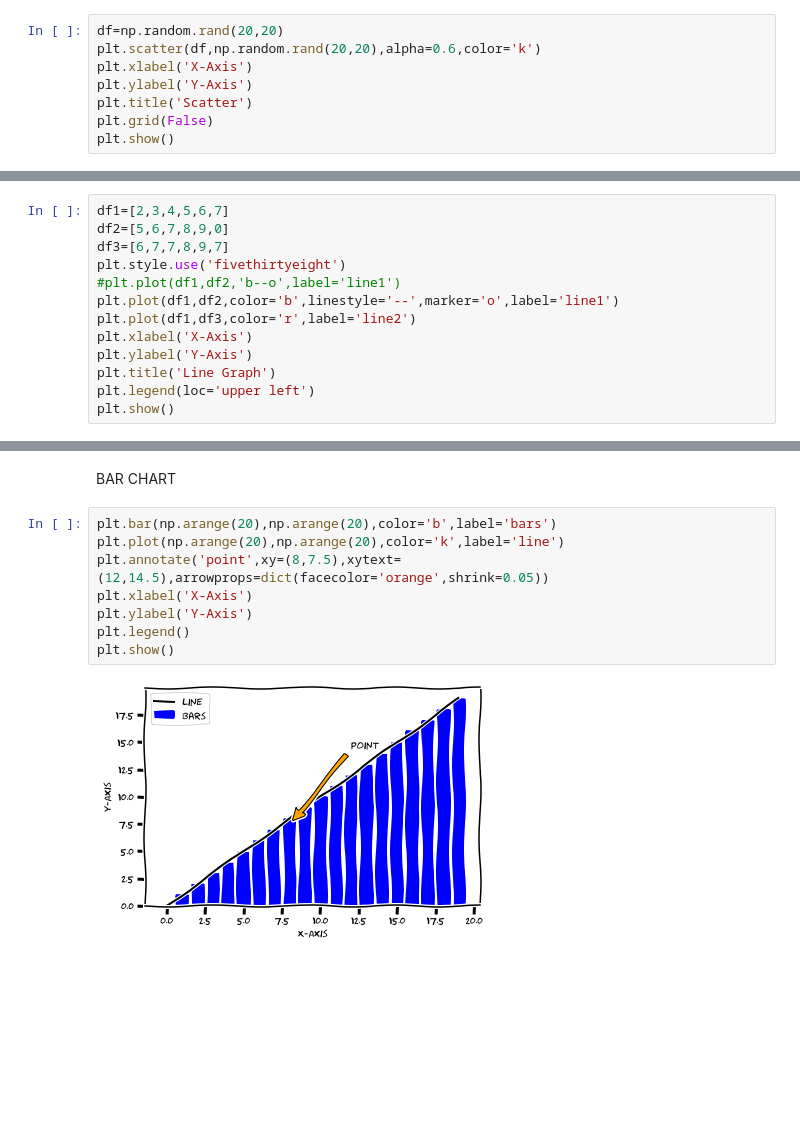
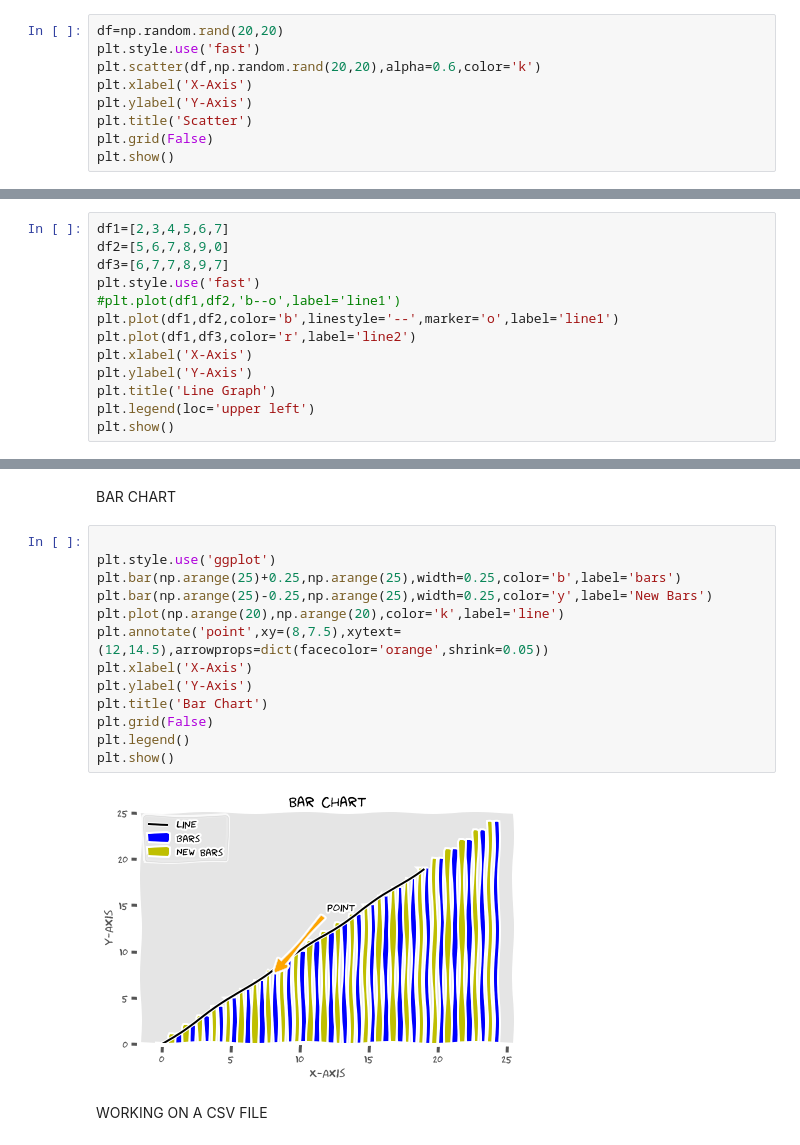
Before and after one commit to DataCrusade1999/Python, a Jupyter notebook: Matplotlib(Colab).ipynb, the cells around one changed output, grey strips where cells are left out. Saved outputs shown, nothing was run; the diff lists cells and outputs as text; blank space fills up the shorter version.

```diff
--- a/Matplotlib(Colab).ipynb
+++ b/Matplotlib(Colab).ipynb
@@ -11,6 +13,7 @@ plt.xkcd()
 <matplotlib.rc_context at 0x...>
 # %%
 df=np.random.rand(20,20)
+plt.style.use('fast')
 plt.scatter(df,np.random.rand(20,20),alpha=0.6,color='k')
 plt.xlabel('X-Axis')
 plt.ylabel('Y-Axis')
@@ -23,7 +26,7 @@ plt.show()
 df1=[2,3,4,5,6,7]
 df2=[5,6,7,8,9,0]
 df3=[6,7,7,8,9,7]
-plt.style.use('fivethirtyeight')
+plt.style.use('fast')
 #plt.plot(df1,df2,'b--o',label='line1')
 plt.plot(df1,df2,color='b',linestyle='--',marker='o',label='line1')
 plt.plot(df1,df3,color='r',label='line2')
@@ -61,12 +64,19 @@ print(plt.style.available)
 # %% [markdown]
 BAR CHART
 # %%
-plt.bar(np.arange(20),np.arange(20),color='b',label='bars')
+
+plt.style.use('ggplot')
+plt.bar(np.arange(25)+0.25,np.arange(25),width=0.25,color='b',label='bars')
+plt.bar(np.arange(25)-0.25,np.arange(25),width=0.25,color='y',label='New Bars')
 plt.plot(np.arange(20),np.arange(20),color='k',label='line')
 plt.annotate('point',xy=(8,7.5),xytext=(12,14.5),arrowprops=dict(facecolor='orange',shrink=0.05))
 plt.xlabel('X-Axis')
 plt.ylabel('Y-Axis')
+plt.title('Bar Chart')
+plt.grid(False)
 plt.legend()
 plt.show()
 # %% [output]
-[figure, old version]
+[figure, new version]
+# %% [markdown]
+WORKING ON A CSV FILE
```
Also changed, not shown: parts of 9 cells of this notebook.
